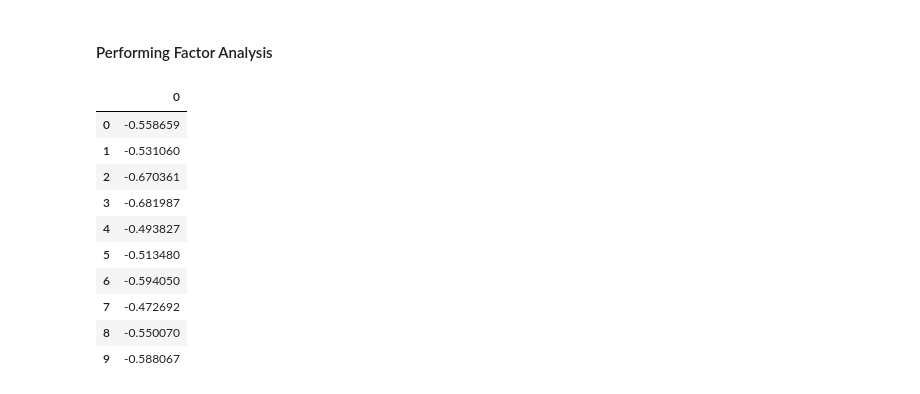
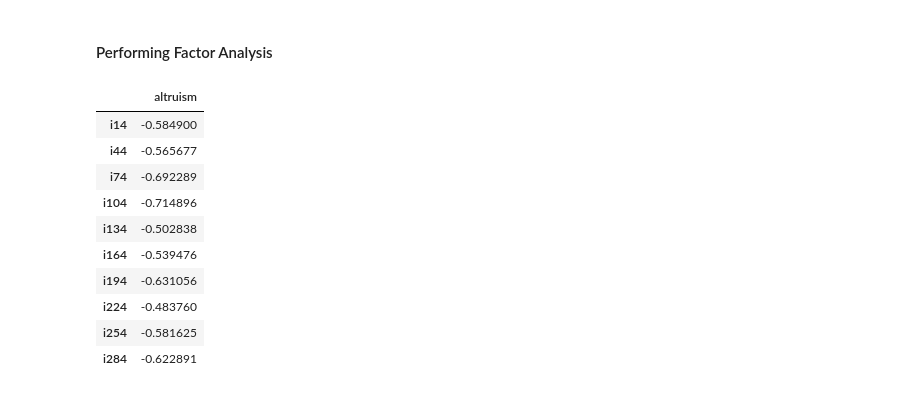
Before and after one commit to AnaSenso/DM0320-final-project, a Jupyter notebook: Data analisis.ipynb, the cells around one changed output. Cells and saved outputs as stored; diff of their text form; code cells hidden in the pictures.

```diff
--- a/Data analisis.ipynb
+++ b/Data analisis.ipynb
@@ -7,6 +7,7 @@ from scipy.stats import pearsonr, spearmanr, kendalltau
 # %% [markdown]
 ## 1. Clean data
 # %%
-df = pd.read_csv("data/PIPI20.csv", sep=';')
+df = pd.read_csv("data/IPIP_20.csv", sep=';')
+print(df.info())
 df.head(3)
 # %% [output]
@@ -17,0 +25,4 @@ df.head(3)
+# %%
+df = df.apply(pd.to_numeric, errors='coerce')
+df = df.dropna()
+df.info()
@@ -22,5 +39,6 @@ col = list(df.columns)
 # %% [output]
 'sex , age , i1 , i2 , i3 , i4 , i5 , i6 , i7 , i8 , i9 , i10 , i11 , i12 , i13 , i14 , i15 , i16 , i17 , i18 , i19 , i20 , i21 , i22 , i23 , i24 , i25 , i26 , i27 , i28 , i29 , i30 , i31 , i32 , i33  ...
 # %%
-val0 = list(df[df.values  == "0"].index)
+val0 = list(df[df.values  == 0].index)
 df.drop(index=val0, inplace=True)
+df.info()
@@ -290,16 +316,16 @@ far.fit(altr)
 
 load = far.loadings_
 # %%
-pd.DataFrame.from_records(load)
+pd.DataFrame.from_records(load, index = altr.columns, columns = ['altruism'])
 # %% [output]
-|  | 0 |
-| 0 | -0.558659 |
-| 1 | -0.531060 |
-| 2 | -0.670361 |
-| 3 | -0.681987 |
-| 4 | -0.493827 |
-| 5 | -0.513480 |
-| 6 | -0.594050 |
-| 7 | -0.472692 |
-| 8 | -0.550070 |
-| 9 | -0.588067 |
+|  | altruism |
+| i14 | -0.584900 |
+| i44 | -0.565677 |
+| i74 | -0.692289 |
+| i104 | -0.714896 |
+| i134 | -0.502838 |
+| i164 | -0.539476 |
+| i194 | -0.631056 |
+| i224 | -0.483760 |
+| i254 | -0.581625 |
+| i284 | -0.622891 |
```
Also changed, not shown: parts of 19 cells of this notebook, 1 other file.
